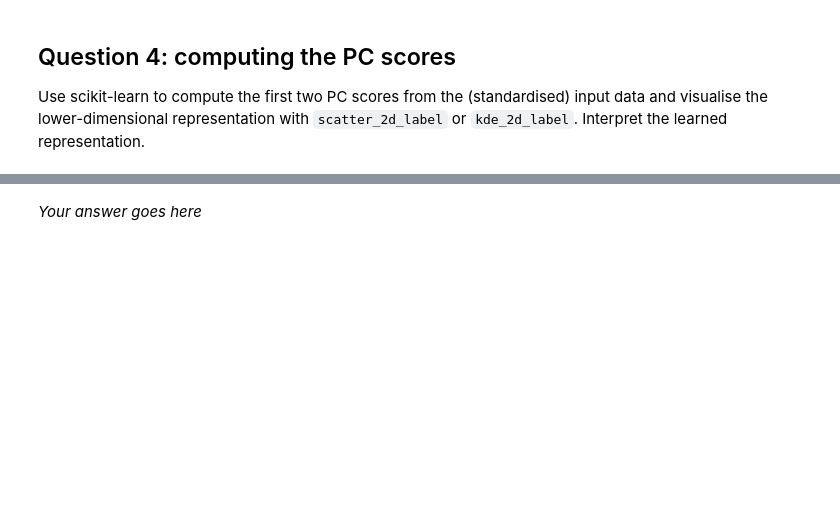
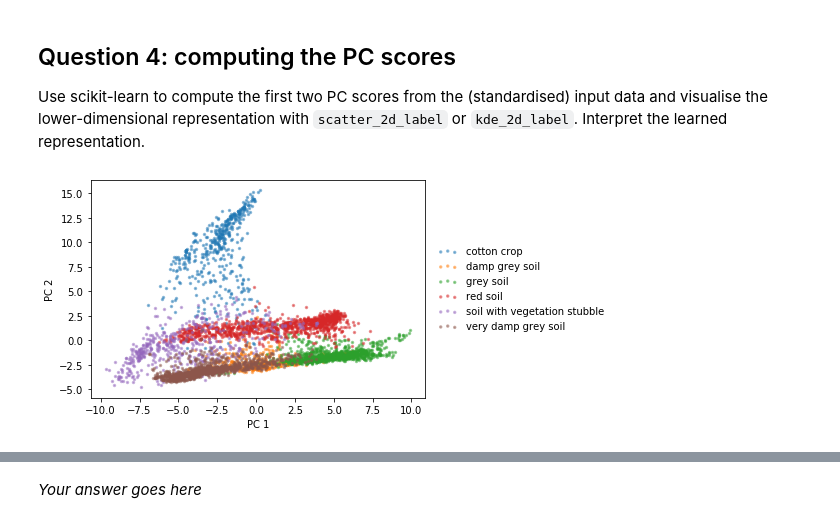
Before and after one commit to c-abbott/dme-2021, a Jupyter notebook: w3/03_Lab_3_Unsupervised_dimensionality_reduction.ipynb, the cells around one changed output, grey strips where cells are left out. Cells and saved outputs as stored; diff of their text form; code cells hidden in the pictures; blank space fills up the shorter version.

```diff
--- a/w3/03_Lab_3_Unsupervised_dimensionality_reduction.ipynb
+++ b/w3/03_Lab_3_Unsupervised_dimensionality_reduction.ipynb
@@ -103,4 +104,13 @@ Create a `StandardScaler` and use it to fit and transform `X`. Save the results
 
 **For the rest of this lab you should use the standardised data (i.e. `X_sc`), unless you are explicitly asked to do otherwise.**
 # %%
-# Your code goes here
+scaler = StandardScaler()
+X_sc = scaler.fit_transform(X)
+
+print("X_sc means and sds...\n")
+print(np.mean(X_sc[:,:4], axis=0))
+print(np.std(X_sc[:,:4], axis=0))
+
+print("\nX means and sds...\n")
+print(np.mean(X[:,:4], axis=0))
+print(np.std(X[:,:4], axis=0))
@@ -228,2 +288,14 @@ Use scikit-learn to compute the first two PC scores from the (standardised) inpu
 # %%
-# Your code goes here
+# no. of principle components
+k = 2
+
+# grab PC scores
+pca = PCA(n_components=k).fit(X_sc)
+pc_scores = pca.transform(X_sc)
+
+# visualise PC scores as scatter plot
+fig, ax = plt.subplots()
+scatter_2d_label(pc_scores, y, ax=ax)
+ax.set(xlabel='PC 1', ylabel= 'PC 2');
+# %% [output]
+[figure, added]
```
Also changed, not shown: parts of 12 cells of this notebook.
